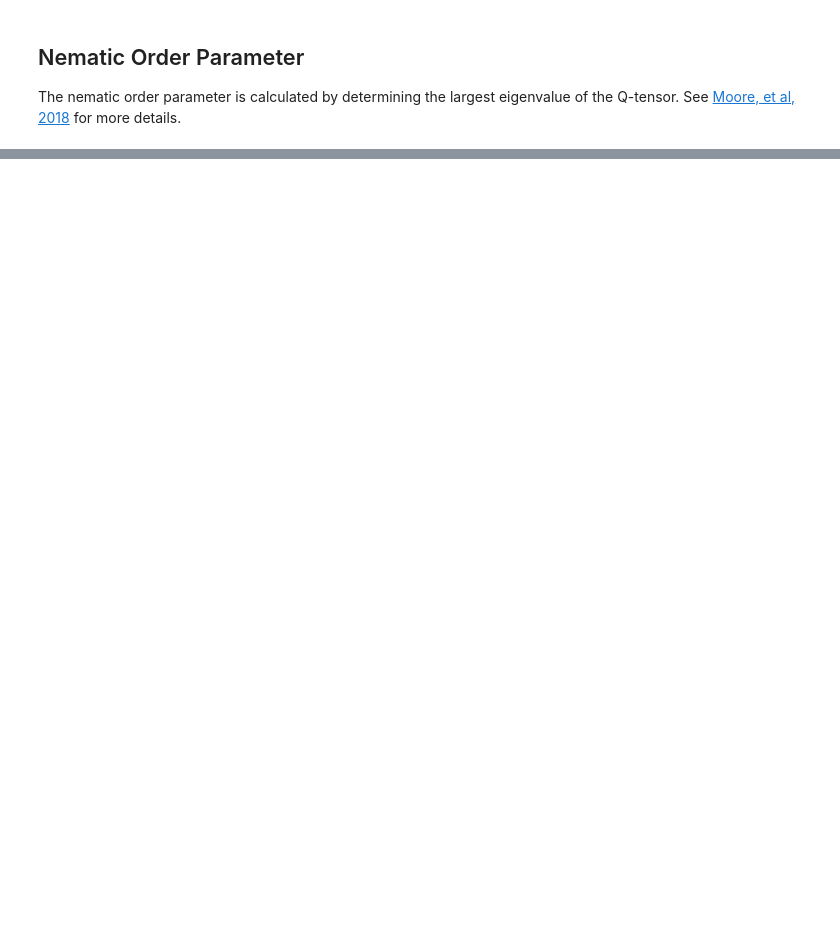
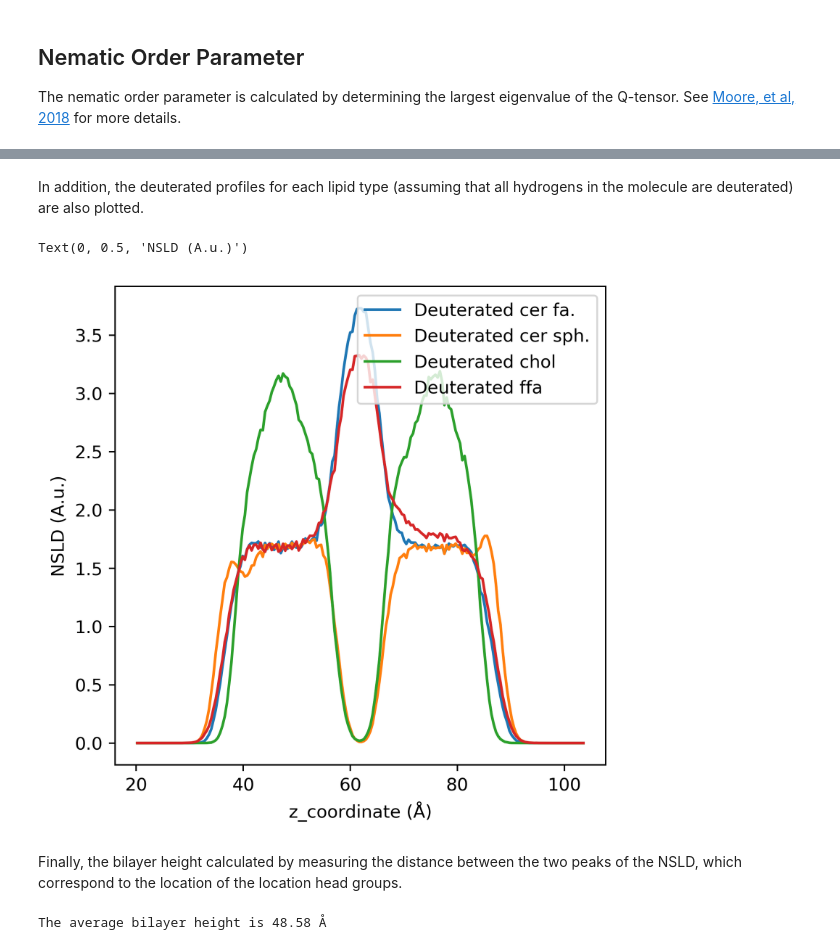
Before and after one commit to uppittu11/true_lipids, a Jupyter notebook: workflow/analysis/analysis.ipynb, the cells around one changed output, grey strips where cells are left out. Saved outputs shown, nothing was run; the diff lists cells and outputs as text; code cells hidden in the pictures; blank space fills up the shorter version.

```diff
--- a/workflow/analysis/analysis.ipynb
+++ b/workflow/analysis/analysis.ipynb
@@ -31,0 +143,65 @@ The NSLD is calculated by plotting a z-profile histogram of the system weighted
+# %% [markdown]
+In addition, the deuterated profiles for each lipid type (assuming that all hydrogens in the molecule are deuterated) are also plotted.
+# %%
+def plot_deuterated_NSLD(profile_name, deuteriums):
+    """Worker function to calculate deuterated profile and plot to a matplotlib Figure. """
+    scattering_lengths_deuterated = deepcopy(scattering_lengths)
+    for deuterium in deuteriums:
+        scattering_lengths_deuterated[deuterium] = scattering_length["deuterium"]
+
+    nsld_deuterated, edges = np.histogram(traj.xyz[:,:,2].reshape(-1),
+                                          range=[2,np.mean(traj.unitcell_lengths[:,2])-2],
+                                          bins=200,
+                                          weights=np.array(scattering_lengths_deuterated*traj.n_frames))
+    bins = (edges[1:] + edges[:-1]) * 0.5
+    nsld_deuterated /= traj.n_frames
+    nsld_deuterated /= (bins[1]-bins[0]) * np.mean(traj.unitcell_lengths[:,0] * traj.unitcell_lengths[:,1])
+
+    # Subtract the protonated NSLD from the deuterated
+    nsld_deuterated = nsld_deuterated - nsld
+    plt.plot(bins*10, nsld_deuterated*0.01, label=f"Deuterated {profile_name}")
+
+# Repeat for each lipid type with deuteration
+plt.figure(dpi=350, figsize=[5, 5])
+
+for lipid_name in ("cer", "chol", "ffa"):
+    if lipid_name == "cer":
+        # Sphingosine tails
+        for tail_number, tail_name in enumerate(["cer fa.", "cer sph."]):
+            deuteriums = []
+            for residue in traj.top.residues:
+                if residue.name in {"tip3p", "chol", "ffa"}:
+                    continue
+                residue_tails = tail_indices[residue.name]
+                residue_indices = np.array([atom.index for atom in residue.atoms])
+                deuteriums.append(residue_indices.take(residue_tails[tail_number]))
+            deuteriums = np.array(deuteriums).reshape(-1)
+            plot_deuterated_NSLD(tail_name, deuteriums)
+
+    else:
+        deuteriums = traj.top.select(f"resname {lipid_name} and element H")
+        plot_deuterated_NSLD(lipid_name, deuteriums)
+
+plt.legend()
+
+plt.xlabel("z_coordinate (Å)")
+plt.ylabel("NSLD (A.u.)")
+# %% [output]
+Text(0, 0.5, 'NSLD (A.u.)')
+[figure, added]
+# %% [markdown]
+Finally, the bilayer height calculated by measuring the distance between the two peaks of the NSLD, which correspond to the location of the location head groups.
+# %%
+# Find peaks in the NSLD using the find_peaks function in the scipy package
+peaks, properties = find_peaks(nsld, height=60, distance=50)
+
+# Make sure that there are only 2 peaks found.
+# If there are more or less, there is something wrong with the trajectory
+assert len(peaks) == 2
+
+# Calculate the height (difference z-positions) and convert to Angstroms.
+height = (bins[peaks[1]] - bins[peaks[0]]) * 10
+
+print(f"The average bilayer height is {height:.2f} Å")
+# %% [output]
+The average bilayer height is 48.58 Å
```
Also changed, not shown: parts of 13 cells of this notebook.
